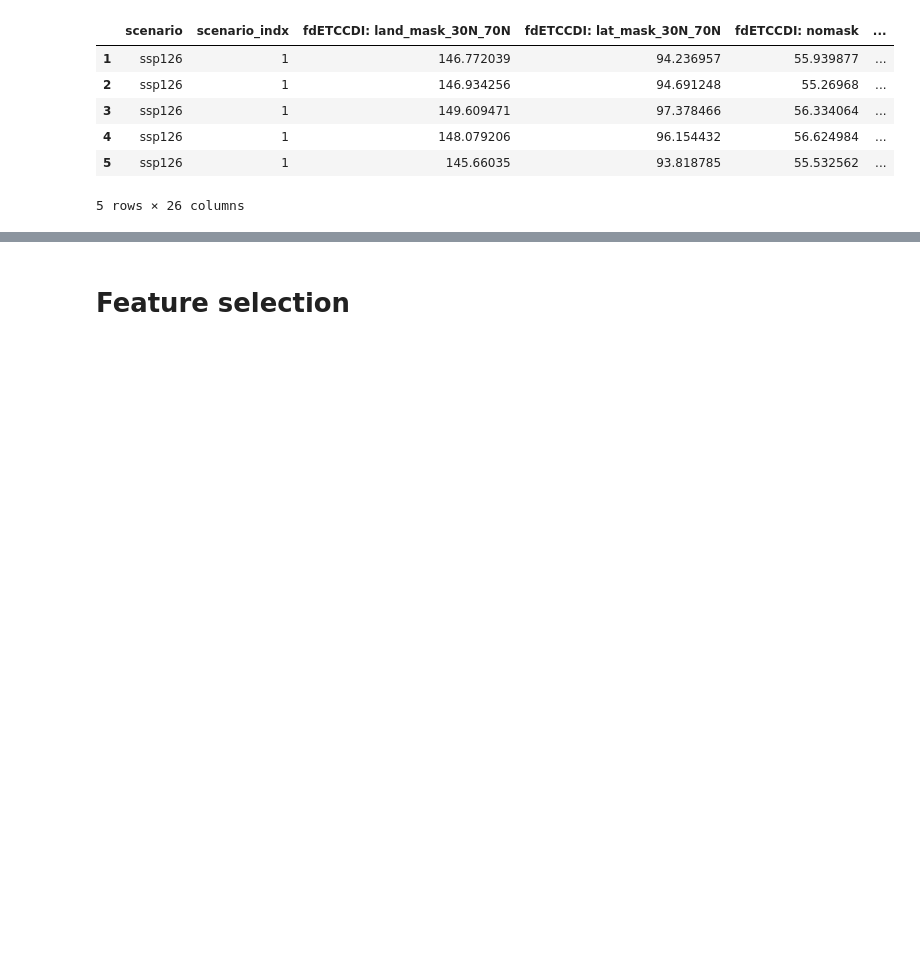
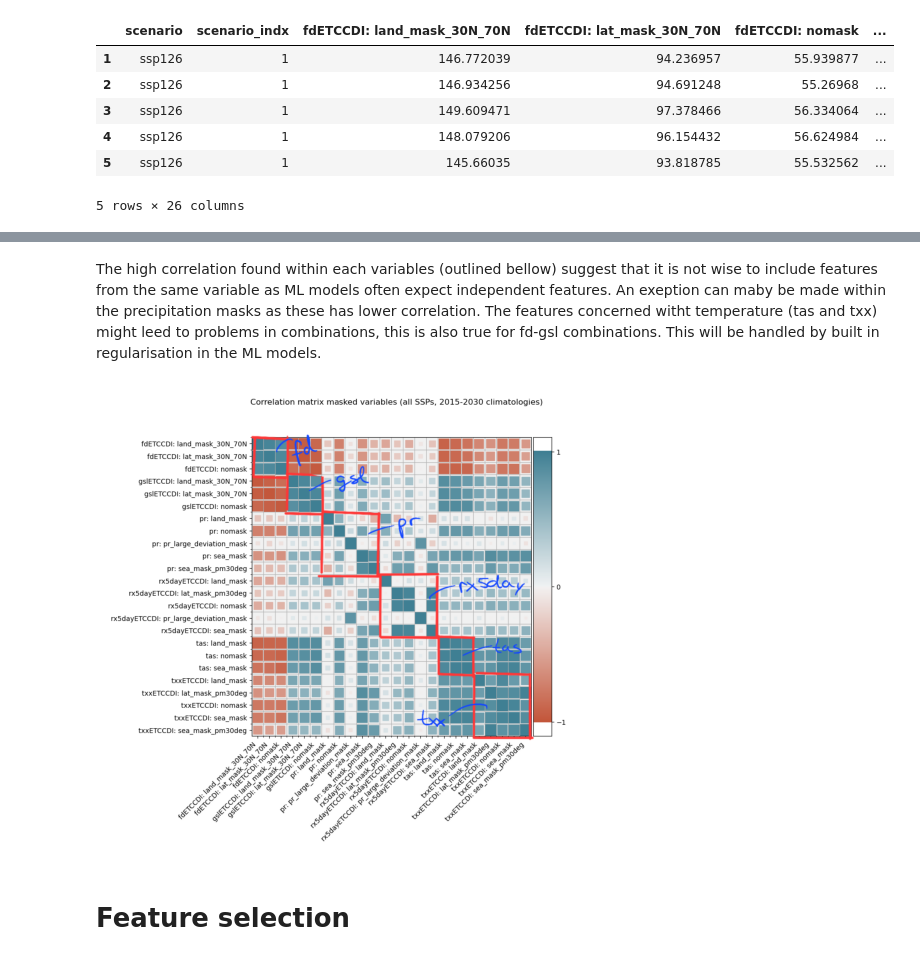
Before and after one commit to Johannesfjeldsaa/Masterthesis_S23, a Jupyter notebook: 06b - ANOVA to detect non-baseline mask and variable configurations with early signals of ACC.ipynb, the cells around one changed output, grey strips where cells are left out. Drawn from its saved outputs; the diff is of its cells as text; code cells hidden in the pictures; blank space fills up the shorter version.

```diff
--- a/06b - ANOVA to detect non-baseline mask and variable configurations with early signals of ACC.ipynb
+++ b/06b - ANOVA to detect non-baseline mask and variable configurations with early signals of ACC.ipynb
@@ -160,3 +161,9 @@ plt.show()
+# %% [markdown]
+The high correlation found within each variables (outlined bellow) suggest that it is not wise to include features from the same variable as ML models often expect independent features. An exeption can maby be made within the precipitation masks as these has lower correlation. The features concerned witht temperature (tas and txx) might leed to problems in combinations, this is also true for fd-gsl combinations. This will be handled by built in regularisation in the ML models.
+# %%
+disp_external_fig('/nird/home/johannef/Masterthesis_S23/External figs/correlation_matrix_allvarmaskcombs_allSSPs_2015-2030clim.png', wanted_height=6)
+# %% [output]
+[figure, added]
 # %% [markdown]
 # Feature selection
 # %%
```
Also changed, not shown: parts of 31 cells of this notebook, 2 other files.
